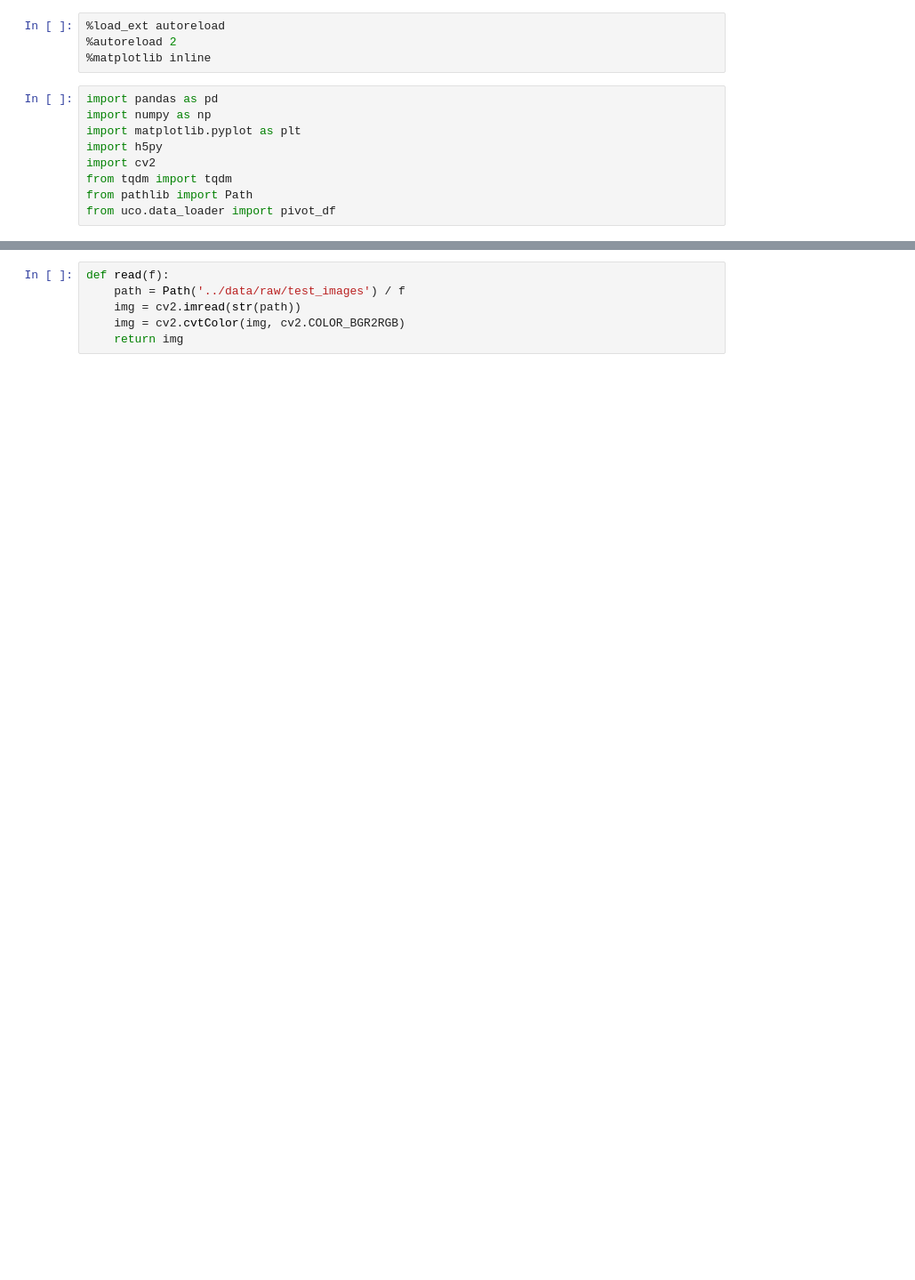
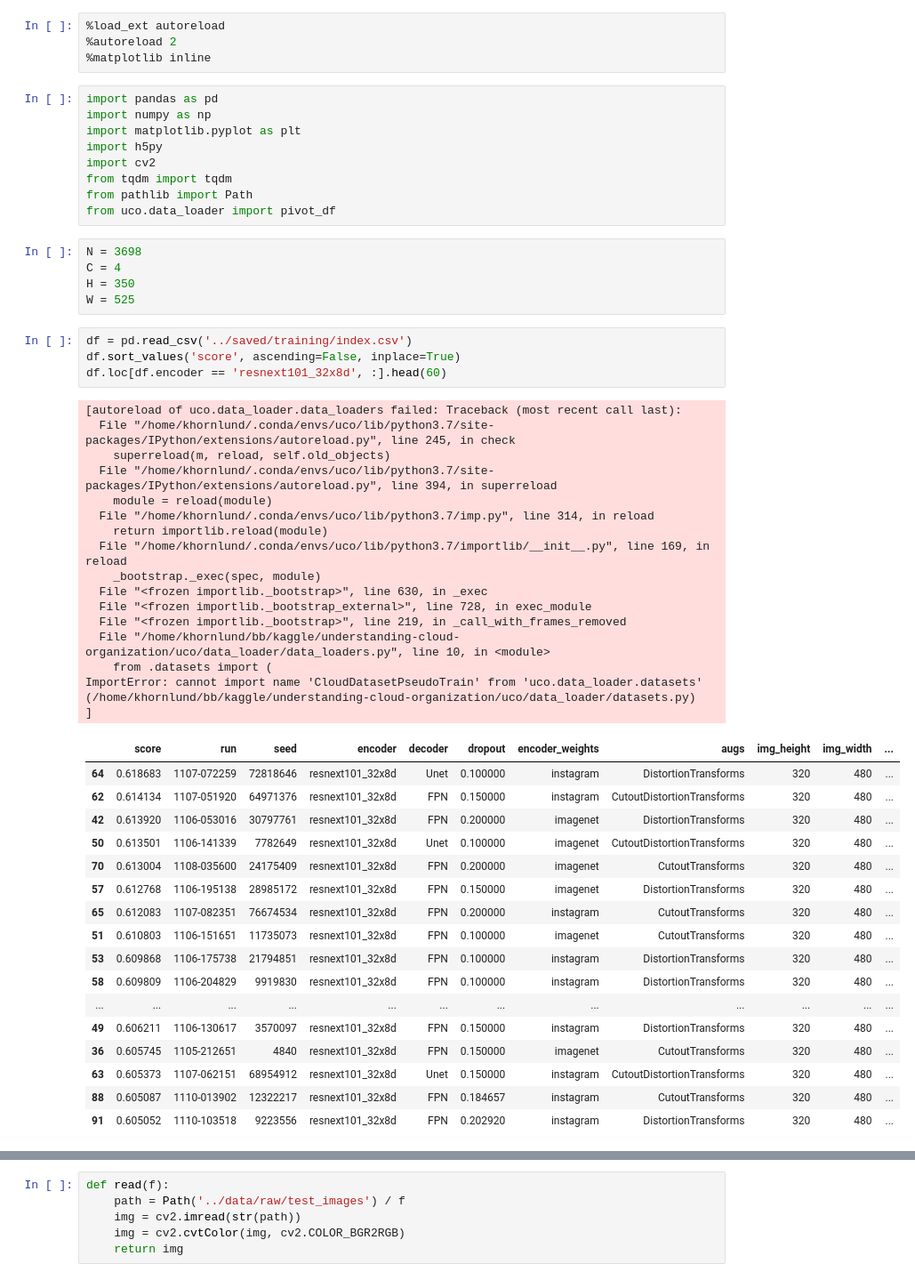
Before and after one commit to khornlund/understanding-cloud-organization, a Jupyter notebook: notebook/hdf5-outputs.ipynb, the cells around one changed output, grey strips where cells are left out. Shown at 89% size. Drawn from its saved outputs; the diff is of its cells as text; blank space fills up the shorter version.

```diff
--- a/notebook/hdf5-outputs.ipynb
+++ b/notebook/hdf5-outputs.ipynb
@@ -11,3 +11,46 @@ import cv2
 from tqdm import tqdm
 from pathlib import Path
 from uco.data_loader import pivot_df
+# %%
+N = 3698
+C = 4
+H = 350
+W = 525
+# %%
+df = pd.read_csv('../saved/training/index.csv')
+df.sort_values('score', ascending=False, inplace=True)
+df.loc[df.encoder == 'resnext101_32x8d', :].head(60)
+# %% [output]
+[autoreload of uco.data_loader.data_loaders failed: Traceback (most recent call last):
+  File "/home/khornlund/.conda/envs/uco/lib/python3.7/site-packages/IPython/extensions/autoreload.py", line 245, in check
+    superreload(m, reload, self.old_objects)
+  File "/home/khornlund/.conda/envs/uco/lib/python3.7/site-packages/IPython/extensions/autoreload.py", line 394, in superreload
+    module = reload(module)
+  File "/home/khornlund/.conda/envs/uco/lib/python3.7/imp.py", line 314, in reload
+    return importlib.reload(module)
+  File "/home/khornlund/.conda/envs/uco/lib/python3.7/importlib/__init__.py", line 169, in reload
+    _bootstrap._exec(spec, module)
+  File "<frozen importlib._bootstrap>", line 630, in _exec
+  File "<frozen importlib._bootstrap_external>", line 728, in exec_module
+  File "<frozen importlib._bootstrap>", line 219, in _call_with_frames_removed
+  File "/home/khornlund/bb/kaggle/understanding-cloud-organization/uco/data_loader/data_loaders.py", line 10, in <module>
+    from .datasets import (
+ImportError: cannot import name 'CloudDatasetPseudoTrain' from 'uco.data_loader.datasets' (/home/khornlund/bb/kaggle/understanding-cloud-organization/uco/data_loader/datasets.py)
+]
+|  | score | run | seed | encoder | decoder | dropout | encoder_weights | augs | img_height | img_width | ... |
+| 64 | 0.618683 | 1107-072259 | 72818646 | resnext101_32x8d | Unet | 0.100000 | instagram | DistortionTransforms | 320 | 480 | ... |
+| 62 | 0.614134 | 1107-051920 | 64971376 | resnext101_32x8d | FPN | 0.150000 | instagram | CutoutDistortionTransforms | 320 | 480 | ... |
+| 42 | 0.613920 | 1106-053016 | 30797761 | resnext101_32x8d | FPN | 0.200000 | imagenet | DistortionTransforms | 320 | 480 | ... |
+| 50 | 0.613501 | 1106-141339 | 7782649 | resnext101_32x8d | Unet | 0.100000 | imagenet | CutoutDistortionTransforms | 320 | 480 | ... |
+| 70 | 0.613004 | 1108-035600 | 24175409 | resnext101_32x8d | FPN | 0.200000 | imagenet | CutoutTransforms | 320 | 480 | ... |
+| 57 | 0.612768 | 1106-195138 | 28985172 | resnext101_32x8d | FPN | 0.150000 | imagenet | DistortionTransforms | 320 | 480 | ... |
+| 65 | 0.612083 | 1107-082351 | 76674534 | resnext101_32x8d | FPN | 0.200000 | instagram | CutoutTransforms | 320 | 480 | ... |
+| 51 | 0.610803 | 1106-151651 | 11735073 | resnext101_32x8d | FPN | 0.100000 | imagenet | CutoutTransforms | 320 | 480 | ... |
+| 53 | 0.609868 | 1106-175738 | 21794851 | resnext101_32x8d | FPN | 0.100000 | instagram | DistortionTransforms | 320 | 480 | ... |
+| 58 | 0.609809 | 1106-204829 | 9919830 | resnext101_32x8d | FPN | 0.100000 | instagram | DistortionTransforms | 320 | 480 | ... |
+| ... | ... | ... | ... | ... | ... | ... | ... | ... | ... | ... | ... |
+| 49 | 0.606211 | 1106-130617 | 3570097 | resnext101_32x8d | FPN | 0.150000 | instagram | DistortionTransforms | 320 | 480 | ... |
+| 36 | 0.605745 | 1105-212651 | 4840 | resnext101_32x8d | FPN | 0.150000 | imagenet | CutoutTransforms | 320 | 480 | ... |
+| 63 | 0.605373 | 1107-062151 | 68954912 | resnext101_32x8d | Unet | 0.150000 | instagram | CutoutDistortionTransforms | 320 | 480 | ... |
+| 88 | 0.605087 | 1110-013902 | 12322217 | resnext101_32x8d | FPN | 0.184657 | instagram | CutoutTransforms | 320 | 480 | ... |
+| 91 | 0.605052 | 1110-103518 | 9223556 | resnext101_32x8d | FPN | 0.202920 | instagram | DistortionTransforms | 320 | 480 | ... |
```
Also changed, not shown: parts of 11 cells of this notebook, 16 other files.
